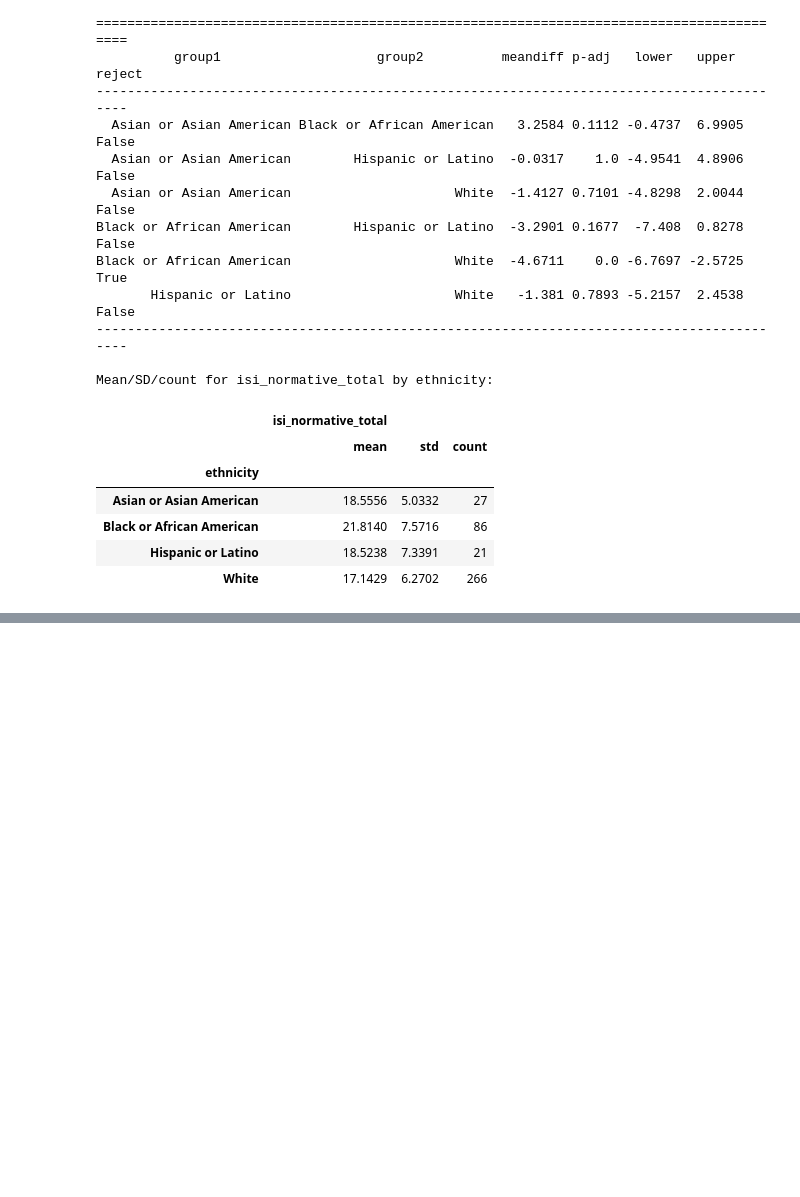
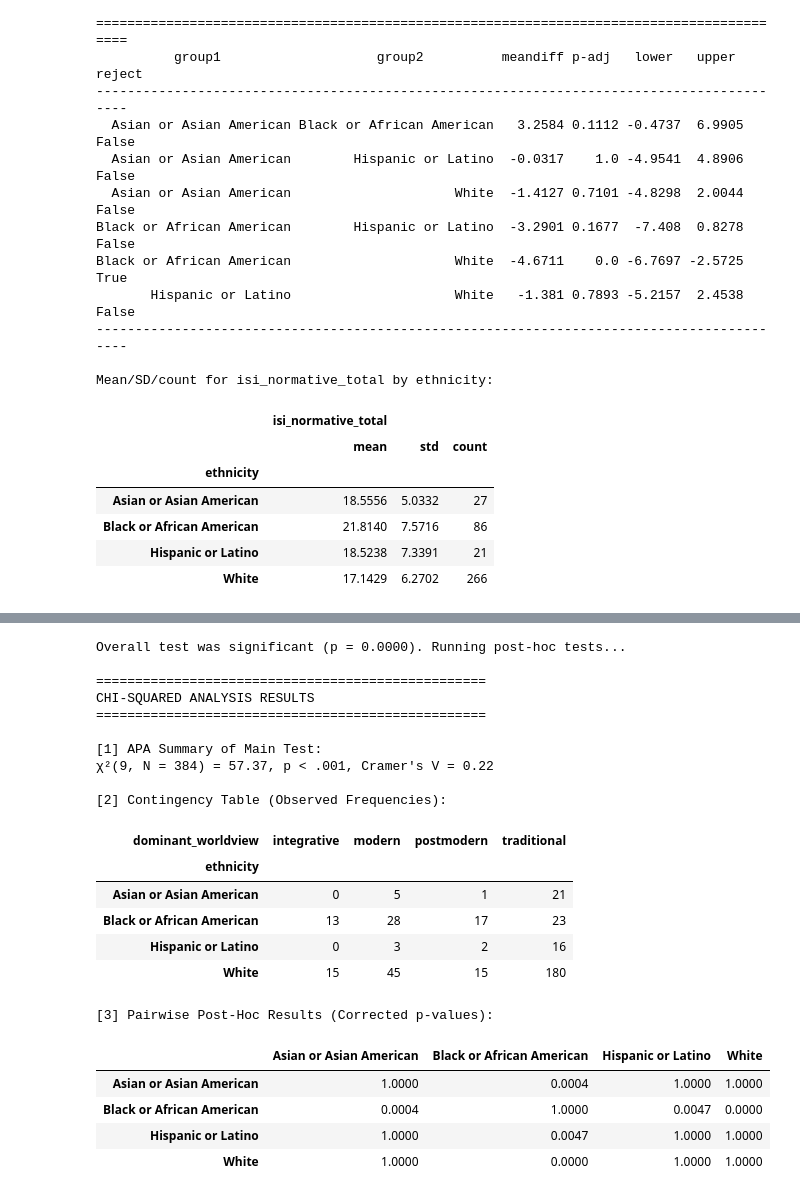
Before and after one commit to ReneeErnst/worldview-study, a Jupyter notebook: notebooks/analysis.ipynb, the cells around one changed output, grey strips where cells are left out. Cells and saved outputs as stored; diff of their text form; code cells hidden in the pictures; blank space fills up the shorter version.

```diff
--- a/notebooks/analysis.ipynb
+++ b/notebooks/analysis.ipynb
@@ -375,16 +395,25 @@ Counts of dominant worldview by gender
 # %% [markdown]
 Next, look at differences in worldview by gender. Excludes nonbinary:
 # %%
-stats, _, observed = analysis.get_chi2(
+analysis_results = analysis.run_chi2_analysis(
     df=df[
         (df["dominant_worldview"] != "multiple_ties") & (df["gender"] != "nonbinary")
     ],
     x="gender",
-    y="dominant_worldview",
+    y="dominant_worldview"
 )
 
-stats
+print("\n" + "="*50)
+print("CHI-SQUARED ANALYSIS RESULTS")
+print("="*50)
 
-print("Counts of dominant worldview by gender")
-display(observed)
+print("\n[1] APA Summary of Main Test:")
+print(analysis_results["apa_summary"])
+
+print("\n[2] Contingency Table (Observed Frequencies):")
+display(analysis_results["contingency_table"])
+
+if analysis_results["posthoc_results"] is not None:
+    print("\n[3] Pairwise Post-Hoc Results (Corrected p-values):")
+    display(analysis_results["posthoc_results"])
 # %% [output]
@@ -523,0 +566,43 @@ Mean/SD/count for isi_normative_total by ethnicity:
+# %%
+analysis_results = analysis.run_chi2_analysis(
+    df=df_ethnicity[df_ethnicity["dominant_worldview"] != "multiple_ties"],
+    x="ethnicity",
+    y="dominant_worldview"
+)
+
+print("\n" + "="*50)
+print("CHI-SQUARED ANALYSIS RESULTS")
+print("="*50)
+
+print("\n[1] APA Summary of Main Test:")
+print(analysis_results["apa_summary"])
+
+print("\n[2] Contingency Table (Observed Frequencies):")
+display(analysis_results["contingency_table"])
+
+if analysis_results["posthoc_results"] is not None:
+    print("\n[3] Pairwise Post-Hoc Results (Corrected p-values):")
+    display(analysis_results["posthoc_results"])
+# %% [output]
+Overall test was significant (p = 0.0000). Running post-hoc tests...
+
+==================================================
+CHI-SQUARED ANALYSIS RESULTS
+==================================================
+
+[1] APA Summary of Main Test:
+χ²(9, N = 384) = 57.37, p < .001, Cramer's V = 0.22
+
+[2] Contingency Table (Observed Frequencies):
+| dominant_worldview | integrative | modern | postmodern | traditional |
+| ethnicity |  |  |  |  |
+| Asian or Asian American | 0 | 5 | 1 | 21 |
+| Black or African American | 13 | 28 | 17 | 23 |
+| Hispanic or Latino | 0 | 3 | 2 | 16 |
+| White | 15 | 45 | 15 | 180 |
+[3] Pairwise Post-Hoc Results (Corrected p-values):
+|  | Asian or Asian American | Black or African American | Hispanic or Latino | White |
+| Asian or Asian American | 1.0000 | 0.0004 | 1.0000 | 1.0000 |
+| Black or African American | 0.0004 | 1.0000 | 0.0047 | 0.0000 |
+| Hispanic or Latino | 1.0000 | 0.0047 | 1.0000 | 1.0000 |
+| White | 1.0000 | 0.0000 | 1.0000 | 1.0000 |
```
Also changed, not shown: parts of 5 cells of this notebook, 3 other files.
